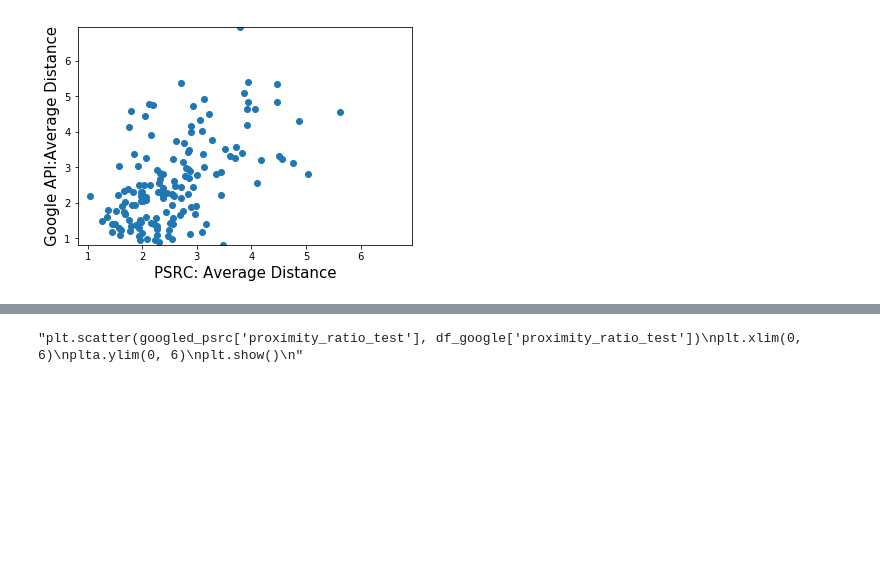
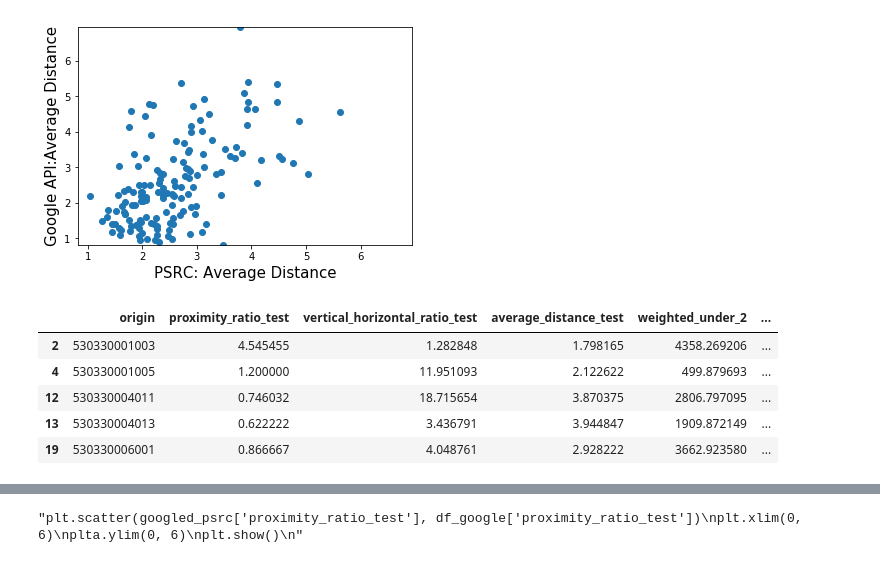
Before and after one commit to monolyst/Seattle-Mobility-Index, a Jupyter notebook: scripts/analysis/market_basket_evaluator2.ipynb, the cells around one changed output, grey strips where cells are left out. Cells and saved outputs as stored; diff of their text form; code cells hidden in the pictures; blank space fills up the shorter version.

```diff
--- a/scripts/analysis/market_basket_evaluator2.ipynb
+++ b/scripts/analysis/market_basket_evaluator2.ipynb
@@ -237,3 +284,12 @@ draw_testplots(googled_psrc, df_google)
 [figure]
 [figure]
 [figure]
+# %%
+googled_psrc.head()
+# %% [output]
+|  | origin | proximity_ratio_test | vertical_horizontal_ratio_test | average_distance_test | weighted_under_2 | ... |
+| 2 | 530330001003 | 4.545455 | 1.282848 | 1.798165 | 4358.269206 | ... |
+| 4 | 530330001005 | 1.200000 | 11.951093 | 2.122622 | 499.879693 | ... |
+| 12 | 530330004011 | 0.746032 | 18.715654 | 3.870375 | 2806.797095 | ... |
+| 13 | 530330004013 | 0.622222 | 3.436791 | 3.944847 | 1909.872149 | ... |
+| 19 | 530330006001 | 0.866667 | 4.048761 | 2.928222 | 3662.923580 | ... |
```
Also changed, not shown: parts of 14 cells of this notebook.
